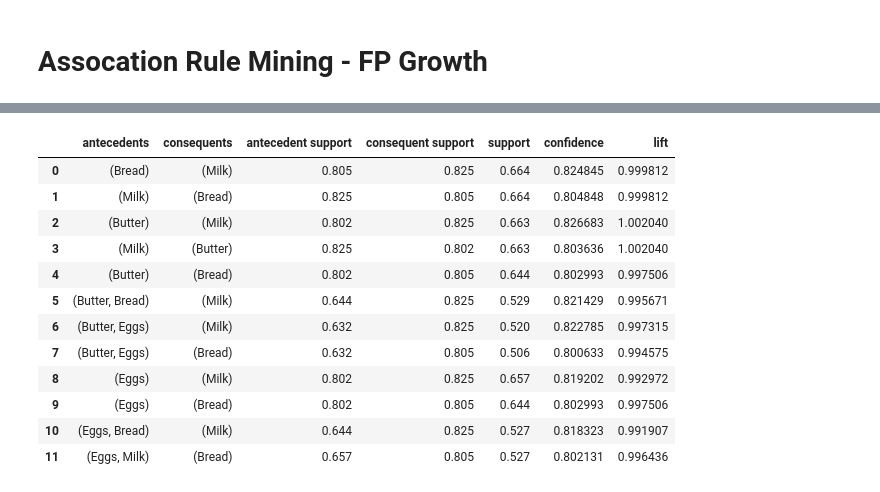
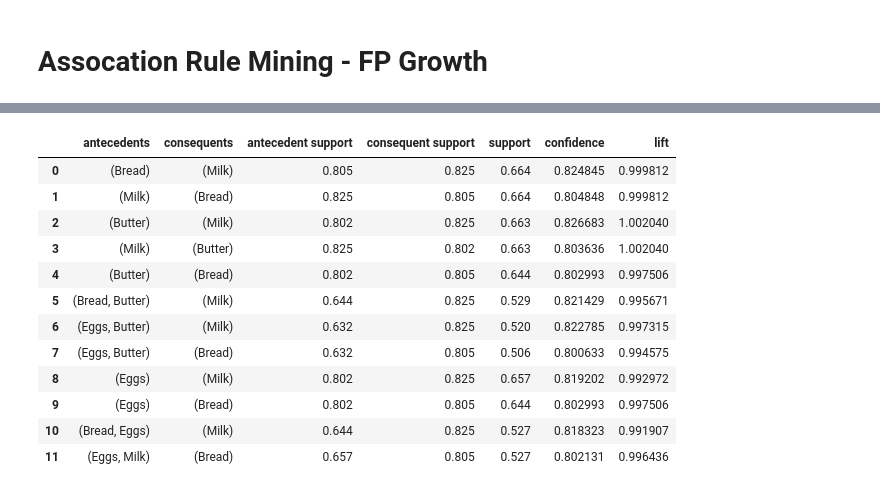
Before and after one commit to renatomaaliw3/public_files, a Jupyter notebook: CPE Electives (1 - 3)/01. Lectures Notebook/65. Assocation Rule Mining - FP Growth/FP-Growth (Case Number 02).ipynb, the cells around one changed output, grey strips where cells are left out. Drawn from its saved outputs; the diff is of its cells as text; code cells hidden in the pictures.

```diff
--- a/CPE Electives (1 - 3)/01. Lectures Notebook/65. Assocation Rule Mining - FP Growth/FP-Growth (Case Number 02).ipynb
+++ b/CPE Electives (1 - 3)/01. Lectures Notebook/65. Assocation Rule Mining - FP Growth/FP-Growth (Case Number 02).ipynb
@@ -74,23 +89,23 @@ print(frequent_itemsets)
 # %%
 # Generate Association Rules
 
-rules = association_rules(frequent_itemsets, metric = "confidence", min_threshold = 0.8)
+rules = association_rules(frequent_itemsets, num_itemsets = len(transaction_df), metric = "confidence", min_threshold = 0.8)
 
 rules.loc[:, :'lift']
 # rules.loc[:, :'lift'].to_csv('rules.csv')
 # %% [output]
 |  | antecedents | consequents | antecedent support | consequent support | support | confidence | lift |
 | 0 | (Bread) | (Milk) | 0.805 | 0.825 | 0.664 | 0.824845 | 0.999812 |
 | 1 | (Milk) | (Bread) | 0.825 | 0.805 | 0.664 | 0.804848 | 0.999812 |
 | 2 | (Butter) | (Milk) | 0.802 | 0.825 | 0.663 | 0.826683 | 1.002040 |
 | 3 | (Milk) | (Butter) | 0.825 | 0.802 | 0.663 | 0.803636 | 1.002040 |
 | 4 | (Butter) | (Bread) | 0.802 | 0.805 | 0.644 | 0.802993 | 0.997506 |
-| 5 | (Butter, Bread) | (Milk) | 0.644 | 0.825 | 0.529 | 0.821429 | 0.995671 |
-| 6 | (Butter, Eggs) | (Milk) | 0.632 | 0.825 | 0.520 | 0.822785 | 0.997315 |
-| 7 | (Butter, Eggs) | (Bread) | 0.632 | 0.805 | 0.506 | 0.800633 | 0.994575 |
+| 5 | (Bread, Butter) | (Milk) | 0.644 | 0.825 | 0.529 | 0.821429 | 0.995671 |
+| 6 | (Eggs, Butter) | (Milk) | 0.632 | 0.825 | 0.520 | 0.822785 | 0.997315 |
+| 7 | (Eggs, Butter) | (Bread) | 0.632 | 0.805 | 0.506 | 0.800633 | 0.994575 |
 | 8 | (Eggs) | (Milk) | 0.802 | 0.825 | 0.657 | 0.819202 | 0.992972 |
 | 9 | (Eggs) | (Bread) | 0.802 | 0.805 | 0.644 | 0.802993 | 0.997506 |
-| 10 | (Eggs, Bread) | (Milk) | 0.644 | 0.825 | 0.527 | 0.818323 | 0.991907 |
+| 10 | (Bread, Eggs) | (Milk) | 0.644 | 0.825 | 0.527 | 0.818323 | 0.991907 |
 | 11 | (Eggs, Milk) | (Bread) | 0.657 | 0.805 | 0.527 | 0.802131 | 0.996436 |
 # %%
 # Rules: (Butter) → (Bread) and (Eggs) → (Bread):
```
Also changed, not shown: parts of 2 cells of this notebook, 2 other files.
